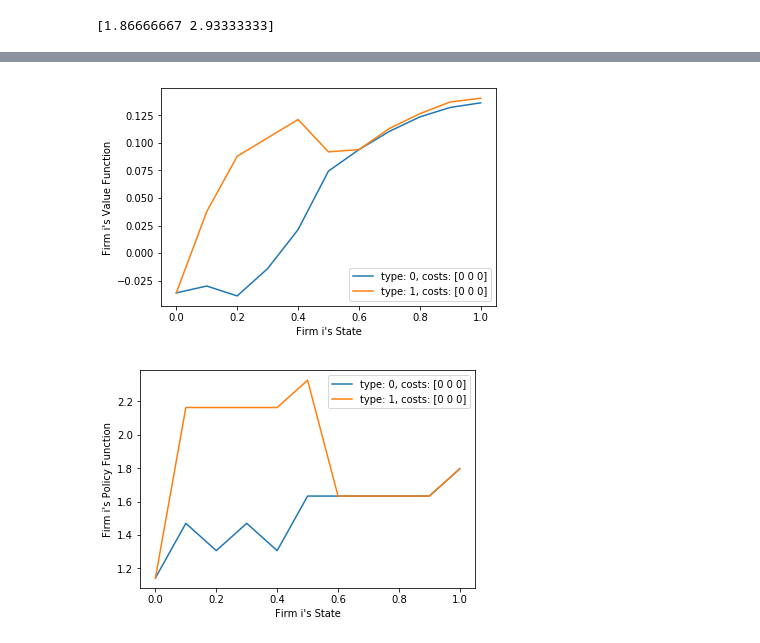
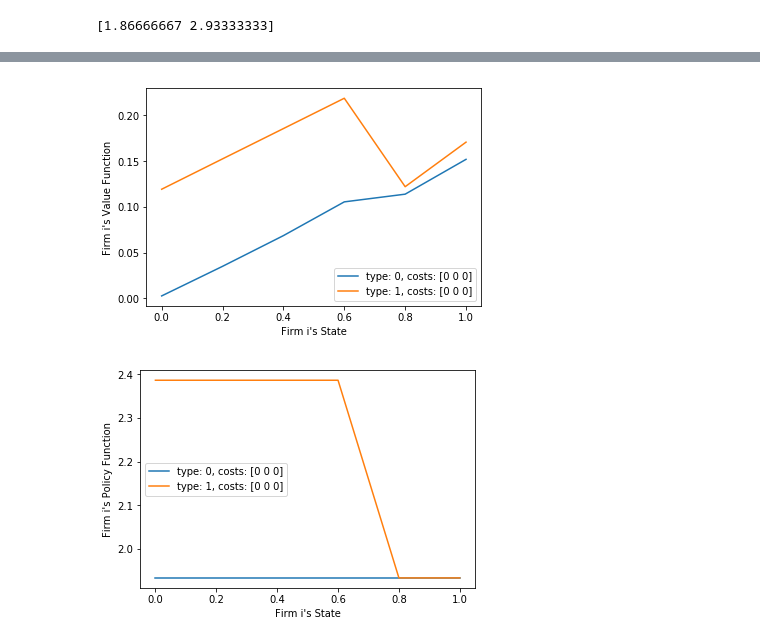
Before and after one commit to ericschulman/tx_milk_2yp, a Jupyter notebook: types.ipynb, the cells around one changed output, grey strips where cells are left out. Drawn from its saved outputs; the diff is of its cells as text; code cells hidden in the pictures.

```diff
--- a/types.ipynb
+++ b/types.ipynb
@@ -494,23 +494,23 @@ graph_functions(value, policy, cross_states, cross_shocks, ['Value','Policy'], [
 # %%
 #decreasing returns to scale
 #theta0 - mean costs;
 #theta1 - returns to scale;
 #theta2 - collusive markup
 #theta3 - forgivness probability
 #theta4 - size of contracts
 
 
 params =  2, -.5, 2, .1, .1, .9
-value, policy, bids, states, cost_shocks, type_shocks, params = set_up_env(3, 50, 10, params)
+value, policy, bids, states, cost_shocks, type_shocks, params = set_up_env(3, 30, 5, params)
 value,  policy = markov_perfect_eq(.0001, 100, value, policy, bids, states, cost_shocks, type_shocks, params)
 
 #generate states for graphing
 graph_shocks = np.array([[0,0,0]])
 cross_states, cross_shocks = gen_cross(states, graph_shocks)
 
 #roll the operator forward using shocks I intend to graph
 policy1, ic1 = ic_policy_helper(value, policy, states, cost_shocks, type_shocks, params)
 graph_functions(value, policy1, cross_states, cross_shocks, ['Value','Policy'], [0,1])
 # %% [output]
-[figure, old version]
+[figure, new version]
-[figure, old version]
+[figure, new version]
```
Also changed, not shown: parts of 4 cells of this notebook, 2 other files.
